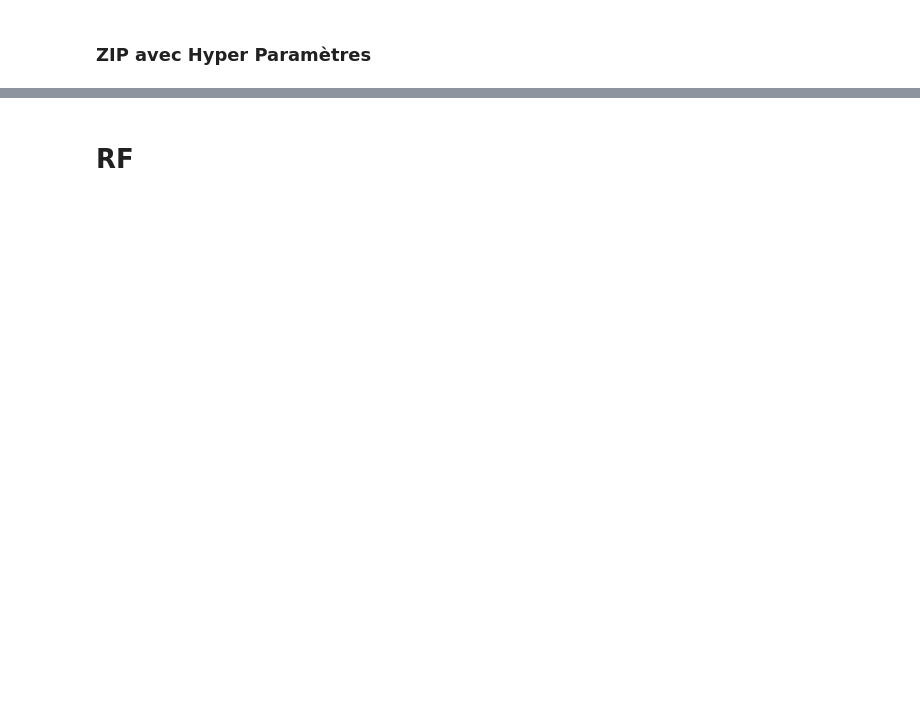
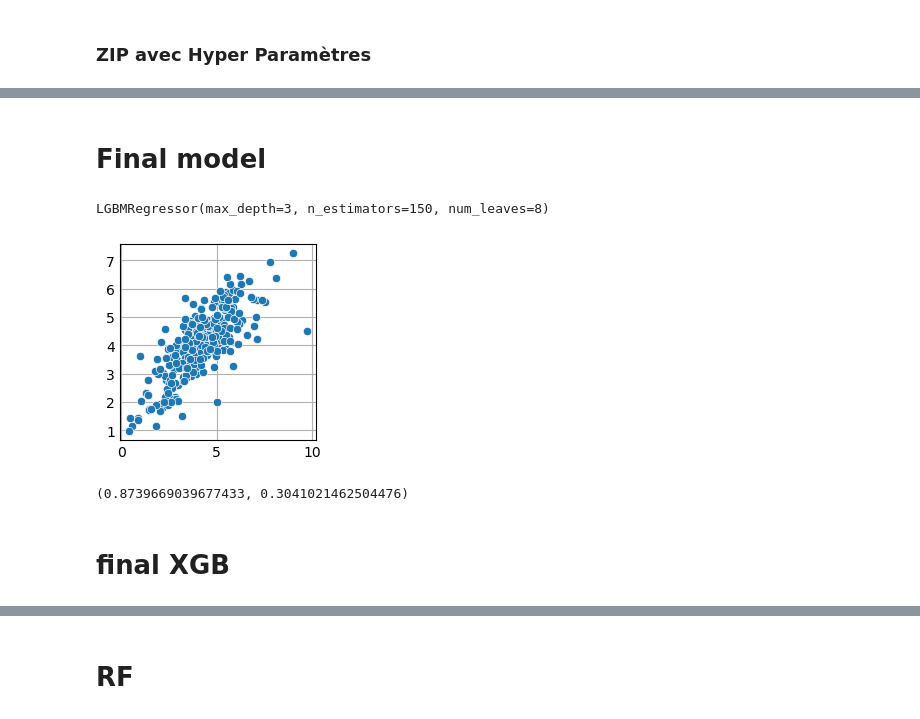
Before and after one commit to ArhurK/P4-Anticipez-les-besoins-en-consommation-de-batiments, a Jupyter notebook: Cible 1 log TotalGHGEmissions.ipynb, the cells around one changed output, grey strips where cells are left out. Saved outputs shown, nothing was run; the diff lists cells and outputs as text; code cells hidden in the pictures; blank space fills up the shorter version.

```diff
--- a/Cible 1 log TotalGHGEmissions.ipynb
+++ b/Cible 1 log TotalGHGEmissions.ipynb
@@ -360,0 +437,2 @@ for model,param in zip(model_list,params_list):
+# %% [markdown]
+# Final model
@@ -360,0 +441,20 @@ for model,param in zip(model_list,params_list):
+# %%
+final_model = lgb.LGBMRegressor(max_depth=3, n_estimators=150, num_leaves=8, n_jobs=-1)
+# %%
+final_model.fit(X_train,y_train)
+# %% [output]
+LGBMRegressor(max_depth=3, n_estimators=150, num_leaves=8)
+# %%
+pred = final_model.predict(X_test)
+# %%
+import seaborn as sns
+sns.scatterplot(x= y_test , y=pred)
+plt.show()
+# %% [output]
+[figure, added]
+# %%
+mean_squared_error(pred,y_test),r2_score(pred,y_test)
+# %% [output]
+(0.8739669039677433, 0.3041021462504476)
+# %% [markdown]
+# final XGB
```
Also changed, not shown: parts of 60 cells of this notebook.
